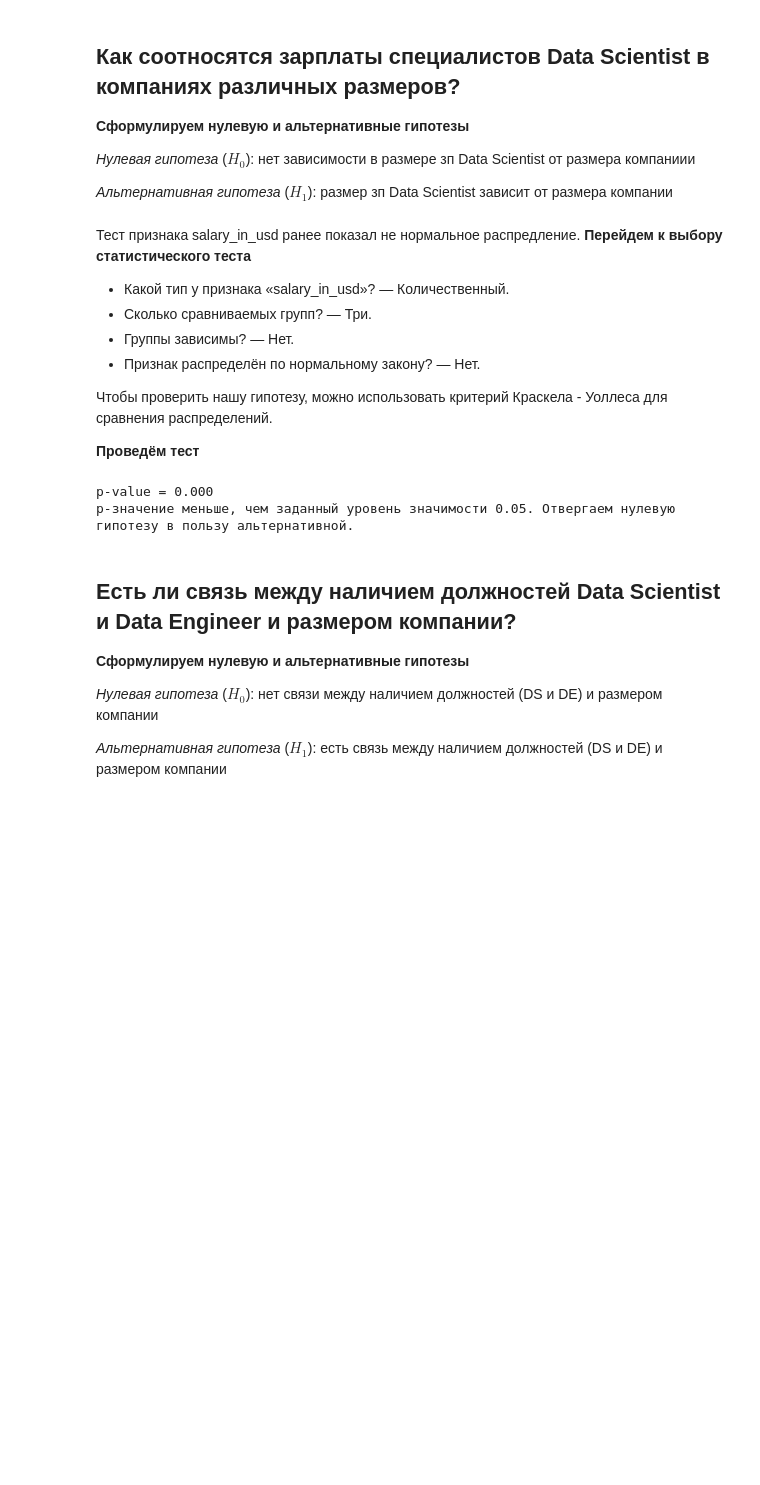
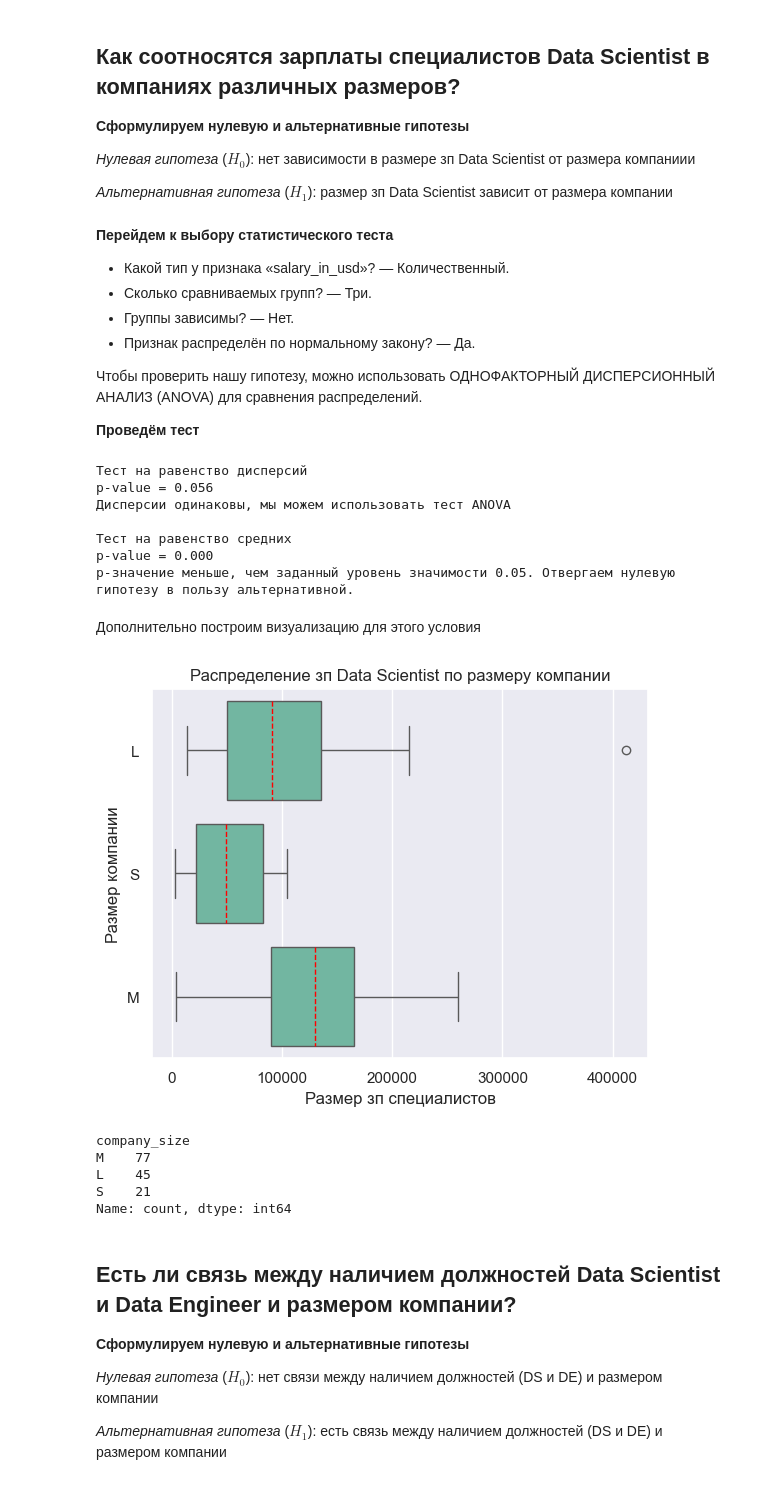
Before and after one commit to schdlr50/SF_EDA_4, a Jupyter notebook: final task.ipynb, the cells around one changed output. Drawn from its saved outputs; the diff is of its cells as text; code cells hidden in the pictures; blank space fills up the shorter version.

```diff
--- a/final task.ipynb
+++ b/final task.ipynb
@@ -869,14 +917,14 @@ p-значение больше, чем заданный уровень знач
 
 *Альтернативная гипотеза* ($H_1$): размер зп Data Scientist зависит от размера компании
 # %% [markdown]
-Тест признака salary_in_usd ранее показал не нормальное распредление. **Перейдем к выбору статистического теста**
+**Перейдем к выбору статистического теста**
 
 * Какой тип у признака «salary_in_usd»? — Количественный.
 * Сколько сравниваемых групп? — Три.
 * Группы зависимы? — Нет.
-* Признак распределён по нормальному закону? — Нет.
+* Признак распределён по нормальному закону? — Да.
 
-Чтобы проверить нашу гипотезу, можно использовать критерий Краскела - Уоллеса для сравнения распределений.
+Чтобы проверить нашу гипотезу, можно использовать ОДНОФАКТОРНЫЙ ДИСПЕРСИОННЫЙ АНАЛИЗ (ANOVA) для сравнения распределений.
 
 **Проведём тест**
 # %%
@@ -884,11 +932,48 @@ data_job=data[(data.job_title=='Data Scientist')]
 salary_compsize_S=data_job.loc[data_job['company_size']=='S', 'salary_in_usd']
 salary_compsize_M=data_job.loc[data_job['company_size']=='M', 'salary_in_usd']
 salary_compsize_L=data_job.loc[data_job['company_size']=='L', 'salary_in_usd']
-_, p=stats.kruskal(salary_compsize_S, salary_compsize_M, salary_compsize_L)
+
+# проводим тест Левена на равенство дисперсий
+print('Тест на равенство дисперсий')
+result = stats.levene(salary_compsize_S, salary_compsize_M, salary_compsize_L)
+p = result[1]
+print('p-value = {:.3f}'.format(p))
+
+# интерпретируем результат
+if p <= alpha:
+    print('Дисперсии не одинаковы, нужно использовать непараметрический тест')
+else:
+    print('Дисперсии одинаковы, мы можем использовать тест ANOVA')
+
+# проводим тест на сравнение средних в группах
+print('\nТест на равенство средних')
+_, p = stats.f_oneway(salary_compsize_S, salary_compsize_M, salary_compsize_L)
 decision_hypothesis(p)
 # %% [output]
+Тест на равенство дисперсий
+p-value = 0.056
+Дисперсии одинаковы, мы можем использовать тест ANOVA
+
+Тест на равенство средних
 p-value = 0.000
 p-значение меньше, чем заданный уровень значимости 0.05. Отвергаем нулевую гипотезу в пользу альтернативной.
+# %% [markdown]
+Дополнительно построим визуализацию для этого условия
+# %%
+ax = sns.boxplot(data_job, x='salary_in_usd', y='company_size', orient='h', medianprops={"color": "red", "linestyle": '--'})
+ax.set(xlabel='Размер зп специалистов', ylabel='Размер компании')
+plt.title('Распределение зп Data Scientist по размеру компании')
+plt.show()
+# %% [output]
+[figure, added]
+# %%
+data_job['company_size'].value_counts()
+# %% [output]
+company_size
+M    77
+L    45
+S    21
+Name: count, dtype: int64
 # %% [markdown]
 ## Есть ли связь между наличием должностей Data Scientist и Data Engineer и размером компании?
 
```
Also changed, not shown: parts of 36 cells of this notebook.
